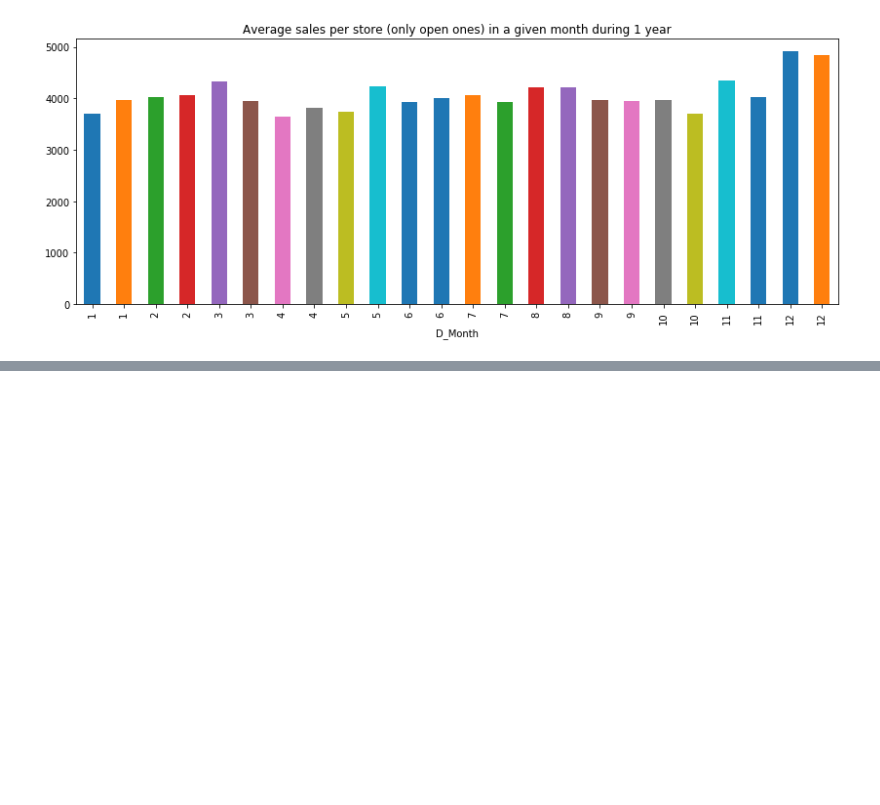
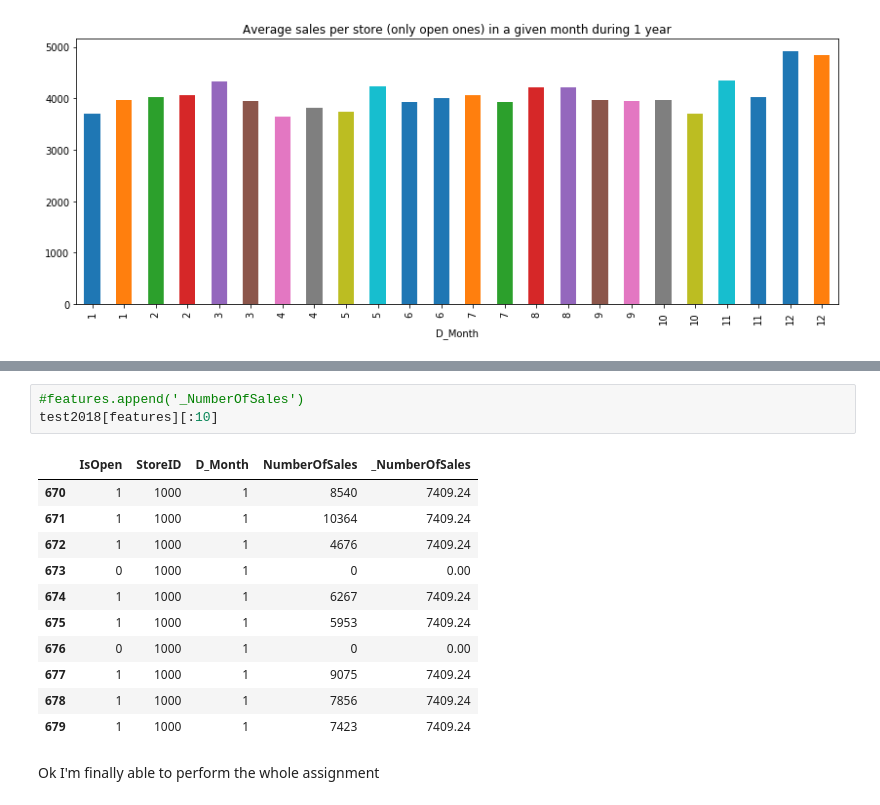
Before and after one commit to mirkomantovani/DMTM-project-BIP, a Jupyter notebook: 6.1_AVG_Month_Ensemble.ipynb, the cells around one changed output, grey strips where cells are left out. Cells and saved outputs as stored; diff of their text form; blank space fills up the shorter version.

```diff
--- a/6.1_AVG_Month_Ensemble.ipynb
+++ b/6.1_AVG_Month_Ensemble.ipynb
@@ -155,0 +211,17 @@ bothbymonth.plot('D_Month','Sales_per_store',figsize = (14,5),legend =
+# %%
+#features.append('_NumberOfSales')
+test2018[features][:10]
+# %% [output]
+|  | IsOpen | StoreID | D_Month | NumberOfSales | _NumberOfSales |
+| 670 | 1 | 1000 | 1 | 8540 | 7409.24 |
+| 671 | 1 | 1000 | 1 | 10364 | 7409.24 |
+| 672 | 1 | 1000 | 1 | 4676 | 7409.24 |
+| 673 | 0 | 1000 | 1 | 0 | 0.00 |
+| 674 | 1 | 1000 | 1 | 6267 | 7409.24 |
+| 675 | 1 | 1000 | 1 | 5953 | 7409.24 |
+| 676 | 0 | 1000 | 1 | 0 | 0.00 |
+| 677 | 1 | 1000 | 1 | 9075 | 7409.24 |
+| 678 | 1 | 1000 | 1 | 7856 | 7409.24 |
+| 679 | 1 | 1000 | 1 | 7423 | 7409.24 |
+# %% [markdown]
+Ok I'm finally able to perform the whole assignment
```
Also changed, not shown: parts of 21 cells of this notebook.
